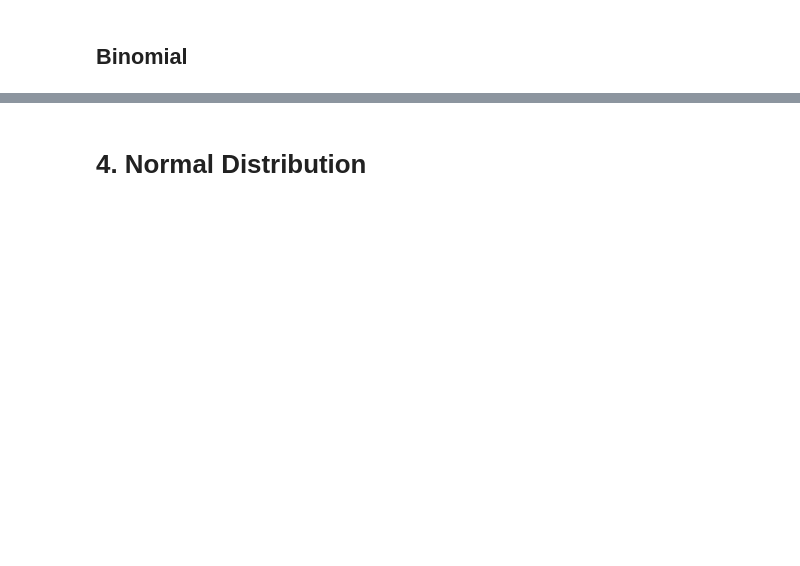
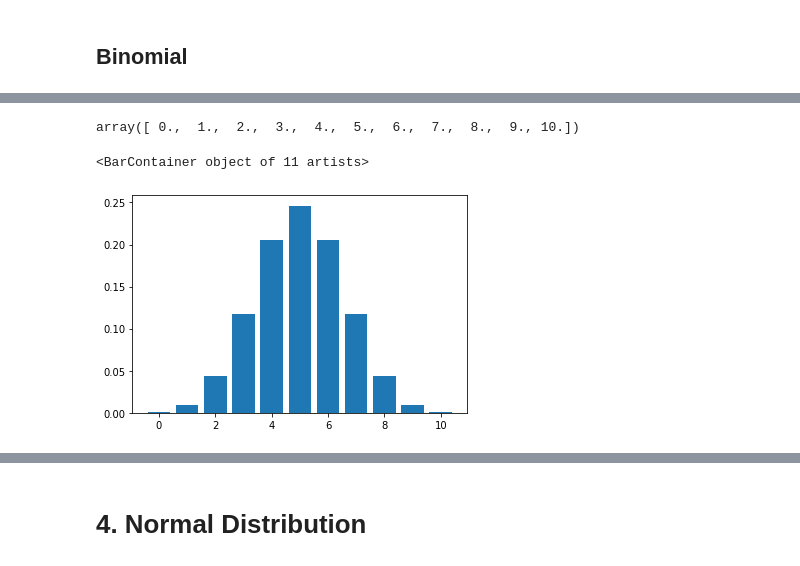
Before and after one commit to Caellwyn/distributions_ds-west-082420, a Jupyter notebook: index.ipynb, the cells around one changed output, grey strips where cells are left out. Saved outputs shown, nothing was run; the diff lists cells and outputs as text; code cells hidden in the pictures; blank space fills up the shorter version.

```diff
--- a/index.ipynb
+++ b/index.ipynb
@@ -555,0 +541,3 @@ lam = 30
+# %%
+#  What is the probability of a succesful trial (p)?
+p_heads = .5
@@ -555,0 +547,26 @@ lam = 30
+# %%
+# What is our set of possible outcomes?
+
+k_set = list(range(0,11))
+
+# or
+
+
+start = stats.binom(n, p_heads).ppf(.0001)
+stop = stats.binom(n, p_heads).ppf(1)
+
+k_set = np.arange(start, stop+1)
+k_set
+# %% [output]
+array([ 0.,  1.,  2.,  3.,  4.,  5.,  6.,  7.,  8.,  9., 10.])
+# %%
+# What probability is associated with each outcome?
+
+probs_k = stats.binom.pmf(k_set, n, p_heads)
+# %%
+# Plot the pmf
+fig, ax = plt.subplots()
+ax.bar(k_set, probs_k)
+# %% [output]
+<BarContainer object of 11 artists>
+[figure, added]
```
Also changed, not shown: parts of 40 cells of this notebook, 11 other files.
